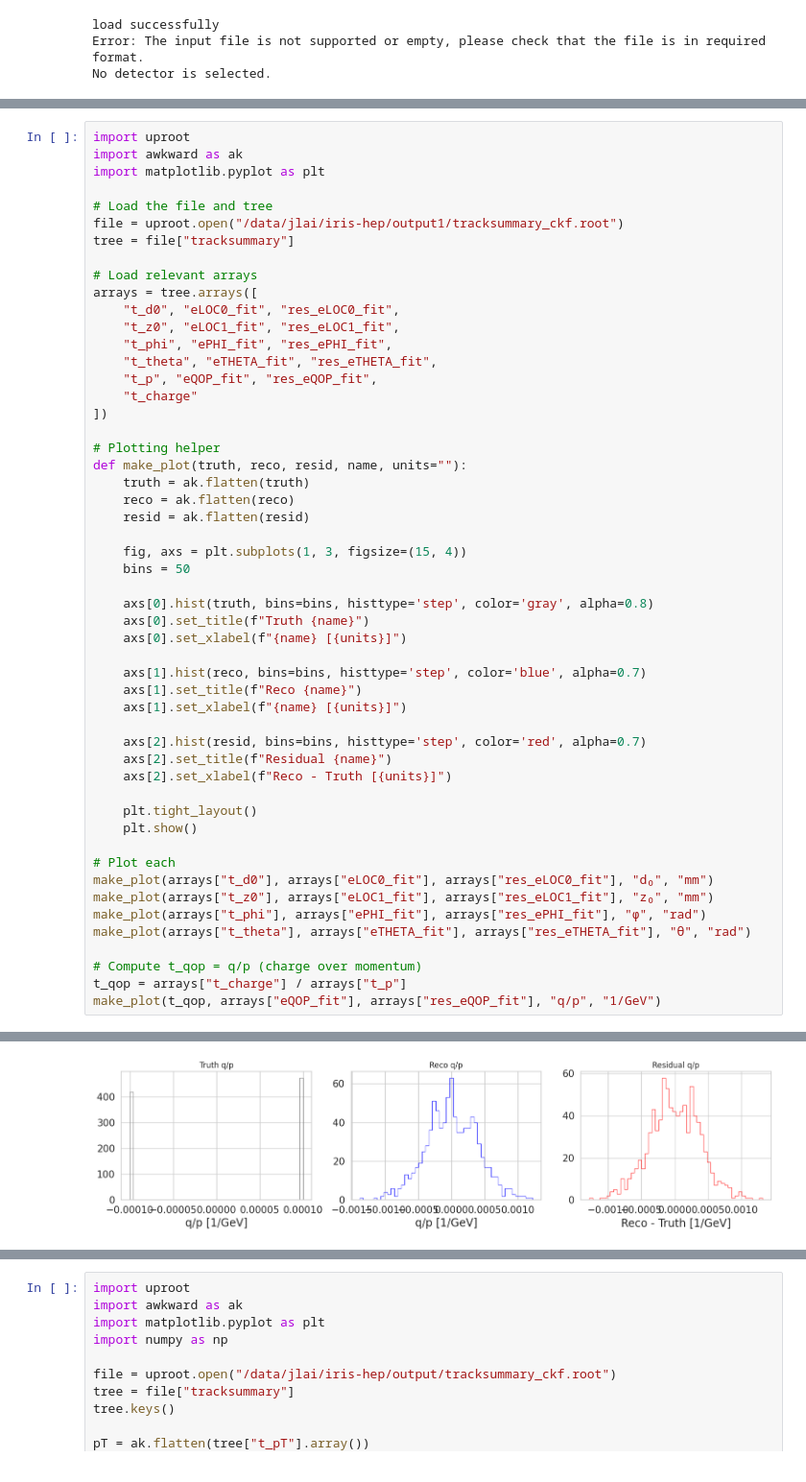
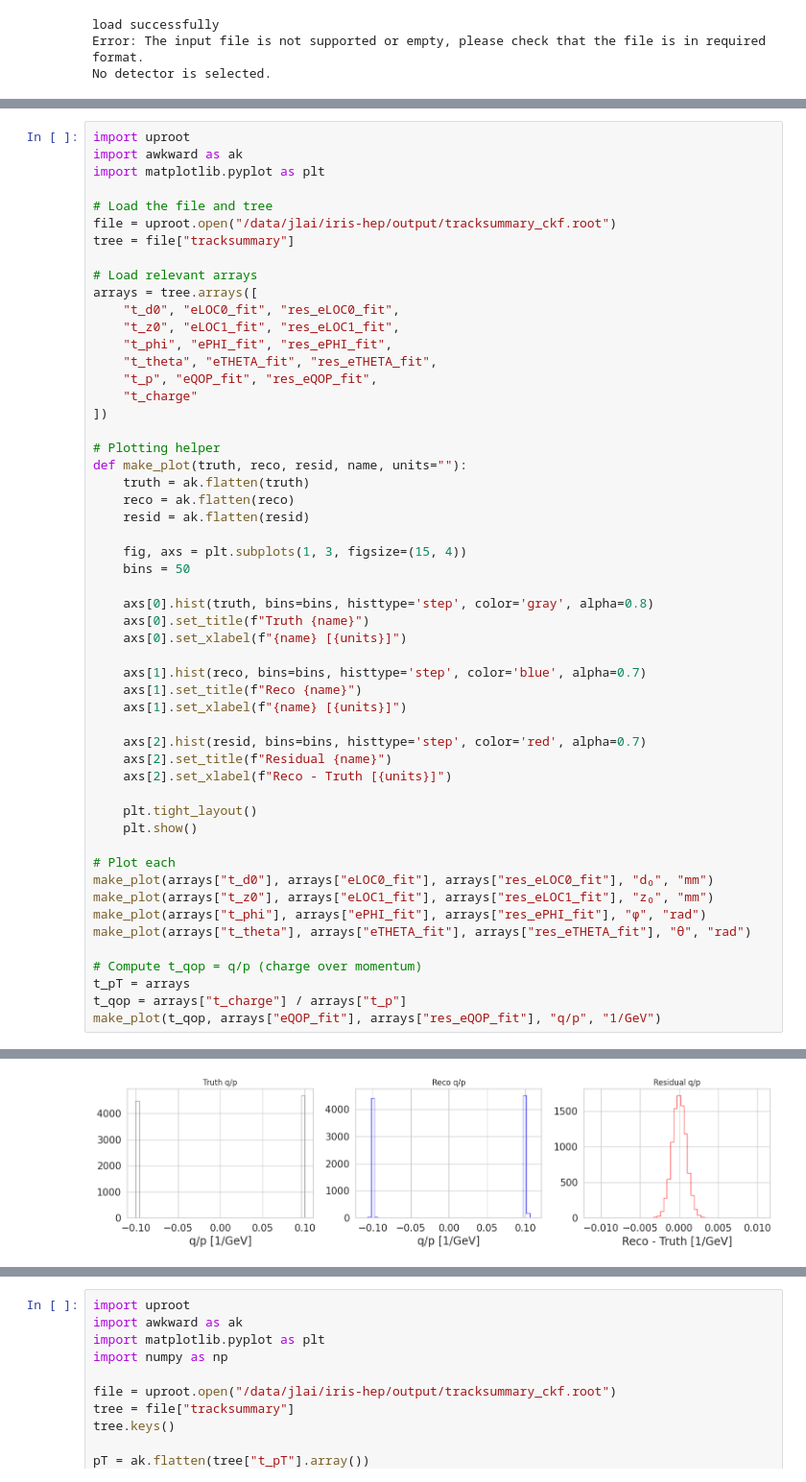
Before and after one commit to dlai211/iris-hep-log, a Jupyter notebook: TrackingResolution-3.0/TrackingResolution-3.0/trackingerror.py.ipynb, the cells around one changed output, grey strips where cells are left out. Shown at 96% size. Drawn from its saved outputs; the diff is of its cells as text.

```diff
--- a/TrackingResolution-3.0/TrackingResolution-3.0/trackingerror.py.ipynb
+++ b/TrackingResolution-3.0/TrackingResolution-3.0/trackingerror.py.ipynb
@@ -414,7 +446,7 @@ import awkward as ak
 import matplotlib.pyplot as plt
 
 # Load the file and tree
-file = uproot.open("/data/jlai/iris-hep/output1/tracksummary_ckf.root")
+file = uproot.open("/data/jlai/iris-hep/output/tracksummary_ckf.root")
 tree = file["tracksummary"]
 
 # Load relevant arrays
@@ -458,6 +490,7 @@ make_plot(arrays["t_phi"], arrays["ePHI_fit"], arrays["res_ePHI_fit"], "ϕ", "ra
 make_plot(arrays["t_theta"], arrays["eTHETA_fit"], arrays["res_eTHETA_fit"], "θ", "rad")
 
 # Compute t_qop = q/p (charge over momentum)
+t_pT = arrays
 t_qop = arrays["t_charge"] / arrays["t_p"]
 make_plot(t_qop, arrays["eQOP_fit"], arrays["res_eQOP_fit"], "q/p", "1/GeV")
 # %% [output]
@@ -468,2 +501,2 @@ make_plot(t_qop, arrays["eQOP_fit"], arrays["res_eQOP_fit"], "q/p", "1/GeV")
-[figure, old version]
+[figure, new version]
 # %%
```
Also changed, not shown: parts of 9 cells of this notebook, 4 other files.
